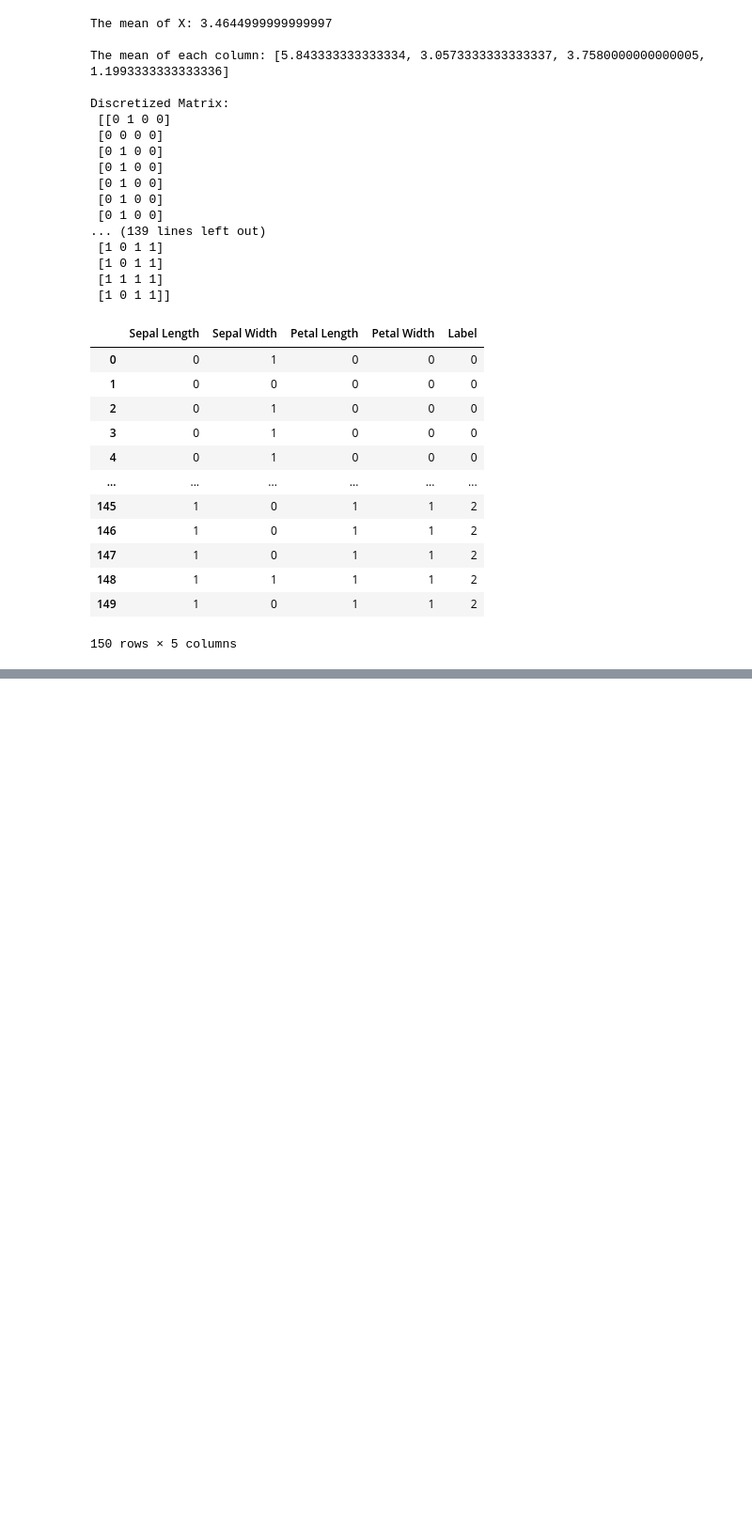
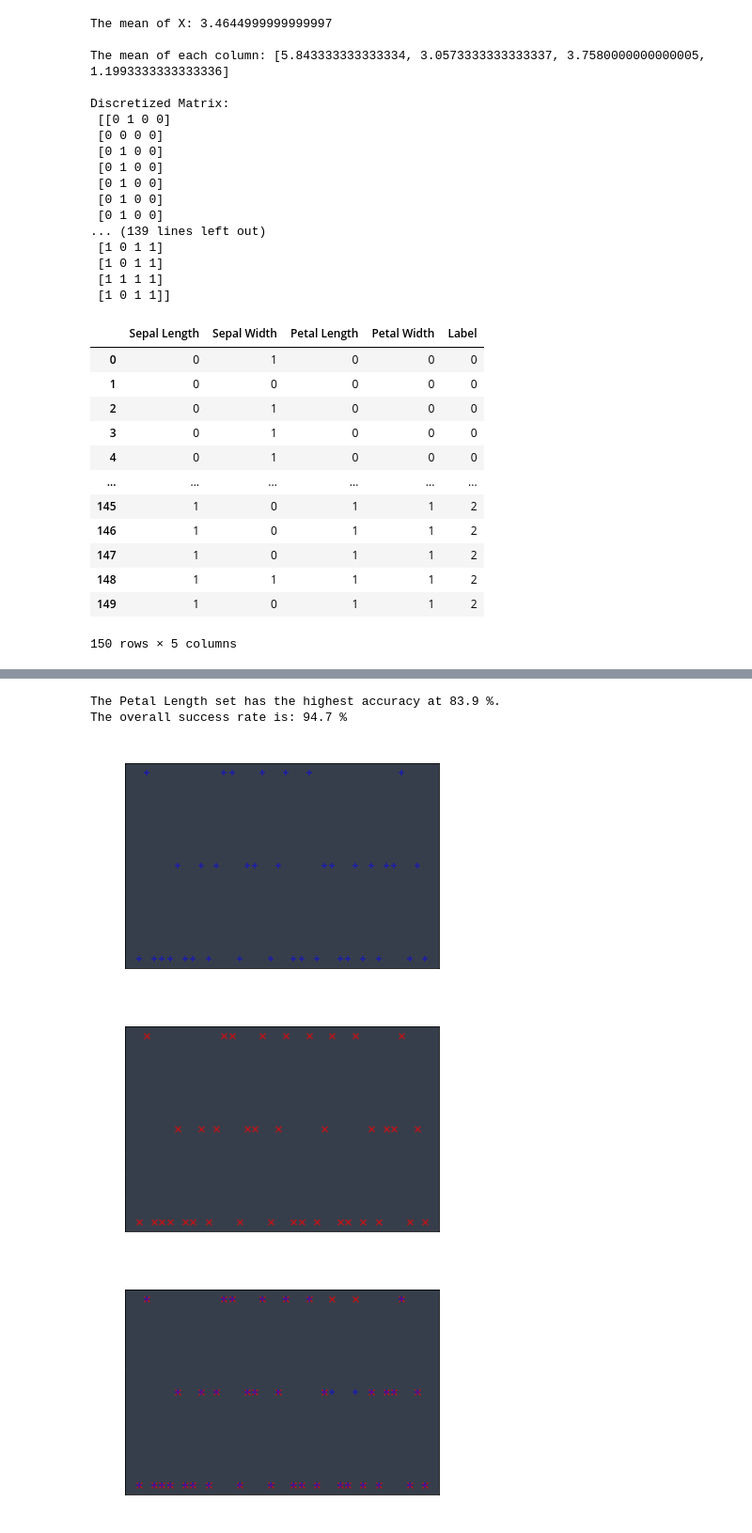
Before and after one commit to EigenVector42/ComputationalPhysics300, a Jupyter notebook: homework/HW-Lec_21.ipynb, the cells around one changed output, grey strips where cells are left out. Shown at 94% size. Saved outputs shown, nothing was run; the diff lists cells and outputs as text; code cells hidden in the pictures; blank space fills up the shorter version.

```diff
--- a/homework/HW-Lec_21.ipynb
+++ b/homework/HW-Lec_21.ipynb
@@ -371,0 +556,52 @@ Accuracy: 0.9375
+# %%
+def OneR_Iris(x):
+    idx = accuracy.index(max(accuracy))
+    return x[idx]%3
+
+predictions = []
+for x in range(len(Xd3_test)):
+    predictions.append(OneR_Iris(Xd3_test[x]))
+
+predictions
+
+pred_accuracy = 0
+count = 0
+for x in range(len(predictions)):
+    if predictions[x]==Y3_test[x]:
+        pred_accuracy +=1
+    count +=1
+
+pred_accuracy = 100*pred_accuracy/count
+
+idx = accuracy.index(max(accuracy))
+
+print('The', label[idx], 'set has the highest accuracy at',\
+        round(accuracy[idx]*100, 1), '%.')
+
+print('The overall success rate is:', round(pred_accuracy, 1), '%')
+# %% [output]
+The Petal Length set has the highest accuracy at 83.9 %.
+The overall success rate is: 94.7 %
+# %%
+x= np.linspace(0, len(predictions), len(predictions))
+
+# Display the Predicted values with a '+' symbol
+plt.scatter(x, predictions, marker='+', alpha=.5, color='blue')
+plt.title('Predicted Values')
+plt.show()
+
+# Display the Actual values with a 'x' symbol
+plt.scatter(x, Y3_test, marker='x', alpha=.6, color='red')
+plt.title('Actual Values')
+plt.show()
+
+
+plt.scatter(x, Y3_test, marker='x', alpha=.6, color='red')
+plt.scatter(x, predictions, marker='+', alpha=.5, color='blue')
+# plt.scatter(x, y_test, marker='x', alpha=.5, color='red')
+plt.title('Overlay- Predicted (Blue) vs Actual (Red) Values')
+plt.show()
+# %% [output]
+[figure, added]
+[figure, added]
+[figure, added]
```
Also changed, not shown: parts of 14 cells of this notebook.
